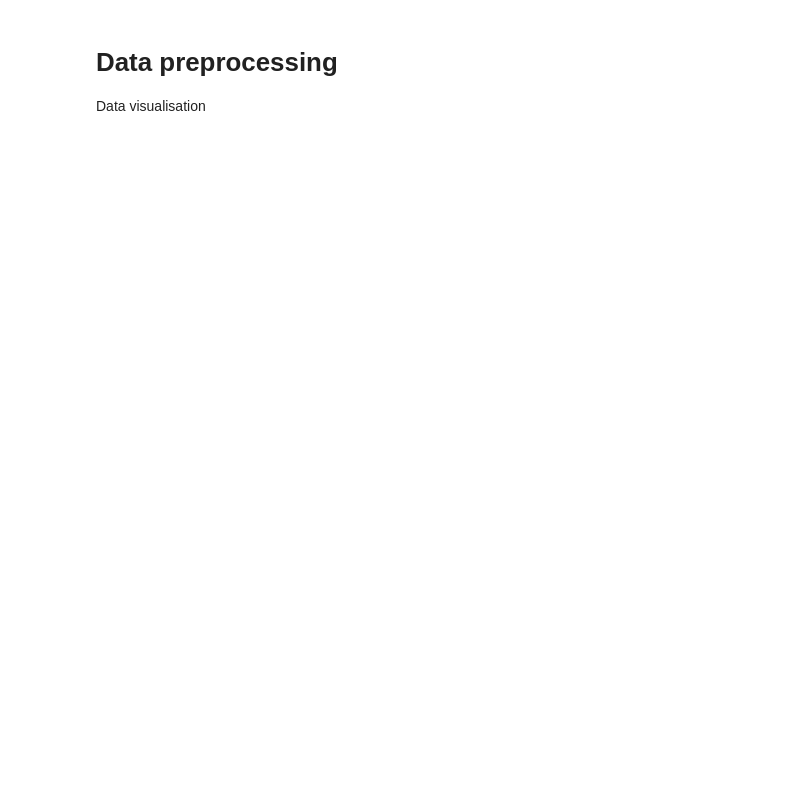
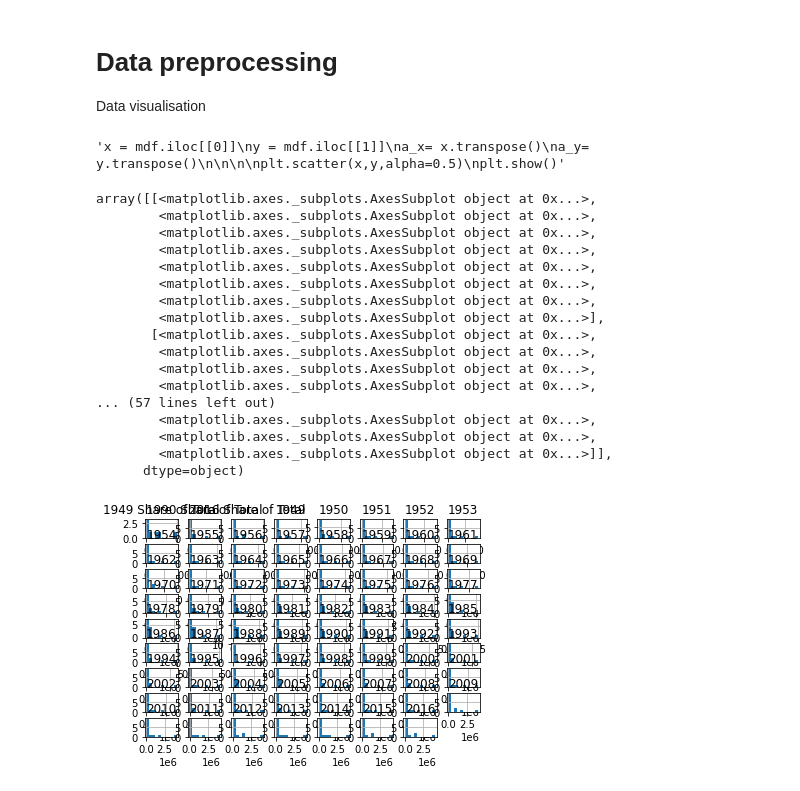
Before and after one commit to gautumsvp7/EnergyGenerationDataset, a Jupyter notebook: Electricity_gen_1949to2016.ipynb, the cells around one changed output. Cells and saved outputs as stored; diff of their text form; code cells hidden in the pictures; blank space fills up the shorter version.

```diff
--- a/Electricity_gen_1949to2016.ipynb
+++ b/Electricity_gen_1949to2016.ipynb
@@ -60,3 +62,36 @@ df.describe()
 # %% [markdown]
 # Data preprocessing
 Data visualisation
+# %%
+'''x = mdf.iloc[[0]]
+y = mdf.iloc[[1]]
+a_x= x.transpose()
+a_y= y.transpose()
+
+
+
+plt.scatter(x,y,alpha=0.5)
+plt.show()'''
+# %% [output]
+'x = mdf.iloc[[0]]\ny = mdf.iloc[[1]]\na_x= x.transpose()\na_y= y.transpose()\n\n\n\nplt.scatter(x,y,alpha=0.5)\nplt.show()'
+# %%
+df.hist()
+# %% [output]
+array([[<matplotlib.axes._subplots.AxesSubplot object at 0x...>,
+        <matplotlib.axes._subplots.AxesSubplot object at 0x...>,
+        <matplotlib.axes._subplots.AxesSubplot object at 0x...>,
+        <matplotlib.axes._subplots.AxesSubplot object at 0x...>,
+        <matplotlib.axes._subplots.AxesSubplot object at 0x...>,
+        <matplotlib.axes._subplots.AxesSubplot object at 0x...>,
+        <matplotlib.axes._subplots.AxesSubplot object at 0x...>,
+        <matplotlib.axes._subplots.AxesSubplot object at 0x...>],
+       [<matplotlib.axes._subplots.AxesSubplot object at 0x...>,
+        <matplotlib.axes._subplots.AxesSubplot object at 0x...>,
+        <matplotlib.axes._subplots.AxesSubplot object at 0x...>,
+        <matplotlib.axes._subplots.AxesSubplot object at 0x...>,
+... (57 lines left out)
+        <matplotlib.axes._subplots.AxesSubplot object at 0x...>,
+        <matplotlib.axes._subplots.AxesSubplot object at 0x...>,
+        <matplotlib.axes._subplots.AxesSubplot object at 0x...>]],
+      dtype=object)
+[figure, added]
```
Also changed, not shown: parts of 4 cells of this notebook.
